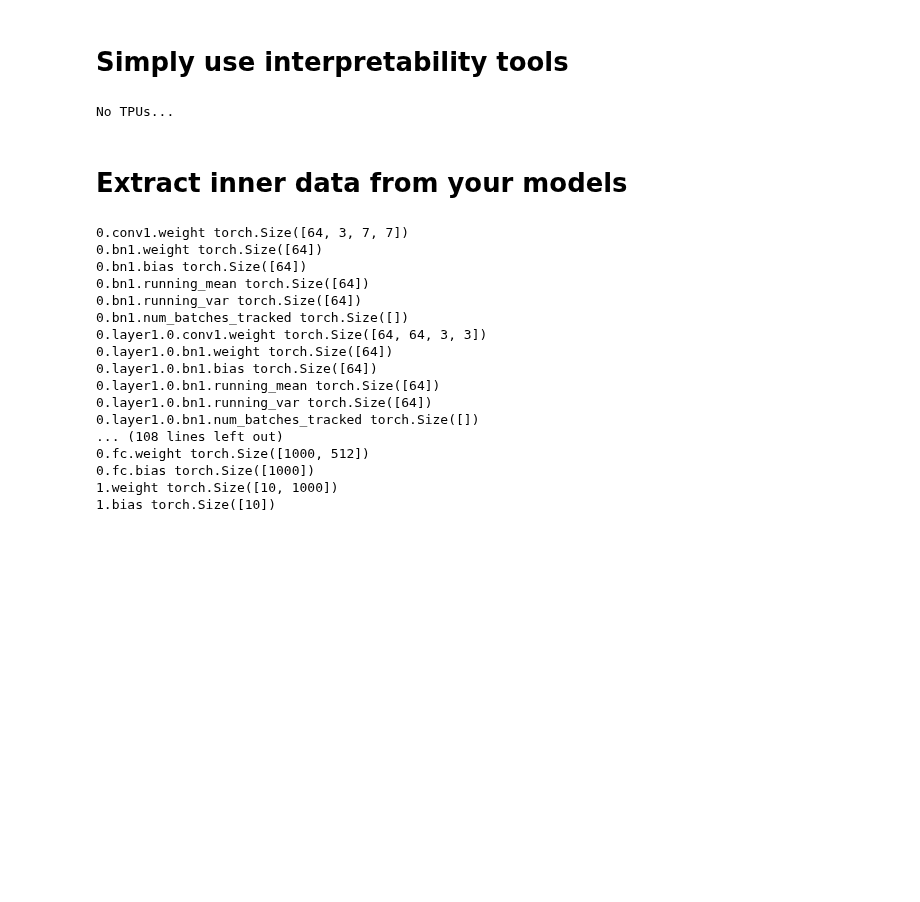
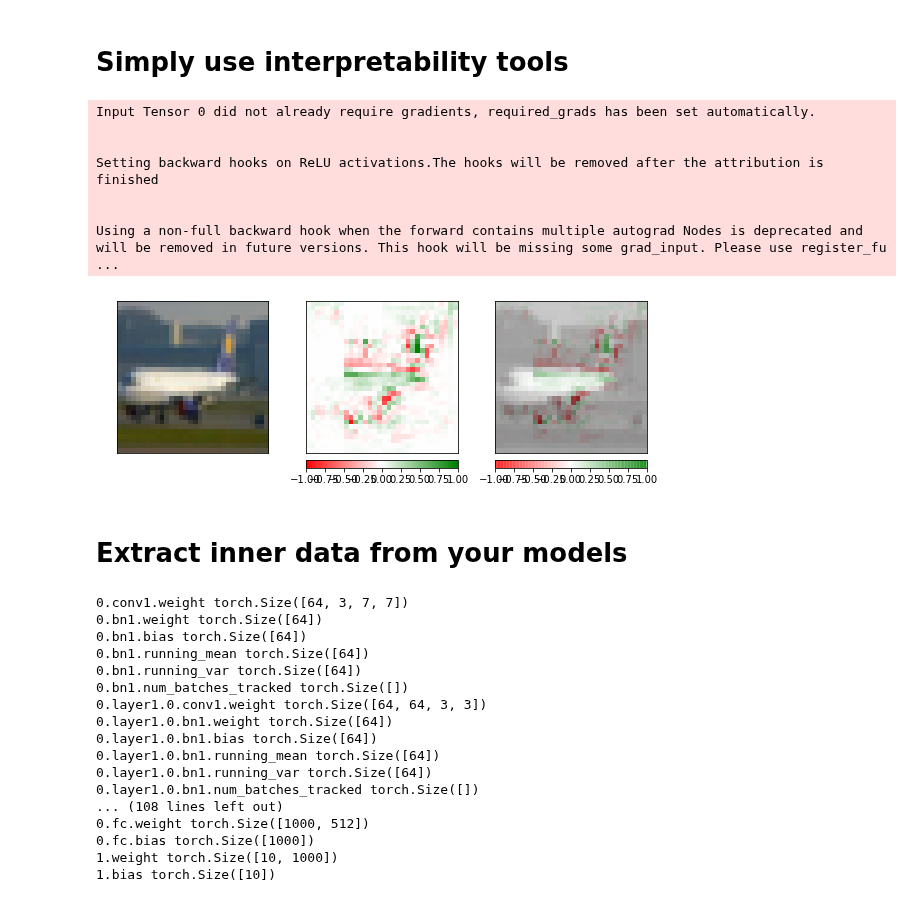
Before and after one commit to giotto-ai/giotto-deep, a Jupyter notebook: examples/basic_tutorial_image.ipynb, the cells around one changed output. Saved outputs shown, nothing was run; the diff lists cells and outputs as text; code cells hidden in the pictures; blank space fills up the shorter version.

```diff
--- a/examples/basic_tutorial_image.ipynb
+++ b/examples/basic_tutorial_image.ipynb
@@ -79,7 +74,7 @@ loss_fn = nn.CrossEntropyLoss()
 pipe = Pipeline(model, (dl_tr, dl_ts), loss_fn, writer)
 
 # train the model
-pipe.train(SGD, 2, False, {"lr":0.01}, {"batch_size":32})
+pipe.train(SGD, 3, False, {"lr":0.01}, {"batch_size":32, "sampler":SubsetRandomSampler(train_indices)})
 # %% [output]
 Epoch 1
 -------------------------------
@@ -99,11 +98,24 @@ Validation results:
 # Simply use interpretability tools
 # %%
 from gdeep.analysis.interpretability import Interpreter
+from gdeep.visualisation import Visualiser
 
-inter = Interpreter(model, method="IntegratedGradients")
-inter.interpret_image(next(iter(dl_tr))[0][0].reshape(1,3,32,32), 6);
+inter = Interpreter(pipe.model, method="GuidedGradCam")
+output = inter.interpret_image(next(iter(dl_tr))[0][0].reshape(1,3,32,32),
+                      1, pipe.model[0].layer2[0].conv1);
+
+# visualise the interpreter
+vs = Visualiser(pipe)
+vs.plot_interpreter_image(inter);
 # %% [output]
-No TPUs...
+Input Tensor 0 did not already require gradients, required_grads has been set automatically.
+
+
+Setting backward hooks on ReLU activations.The hooks will be removed after the attribution is finished
+
+
+Using a non-full backward hook when the forward contains multiple autograd Nodes is deprecated and will be removed in future versions. This hook will be missing some grad_input. Please use register_fu ...
+[figure, added]
 # %% [markdown]
 # Extract inner data from your models
 # %%
```
Also changed, not shown: parts of 7 cells of this notebook, 33 other files.
